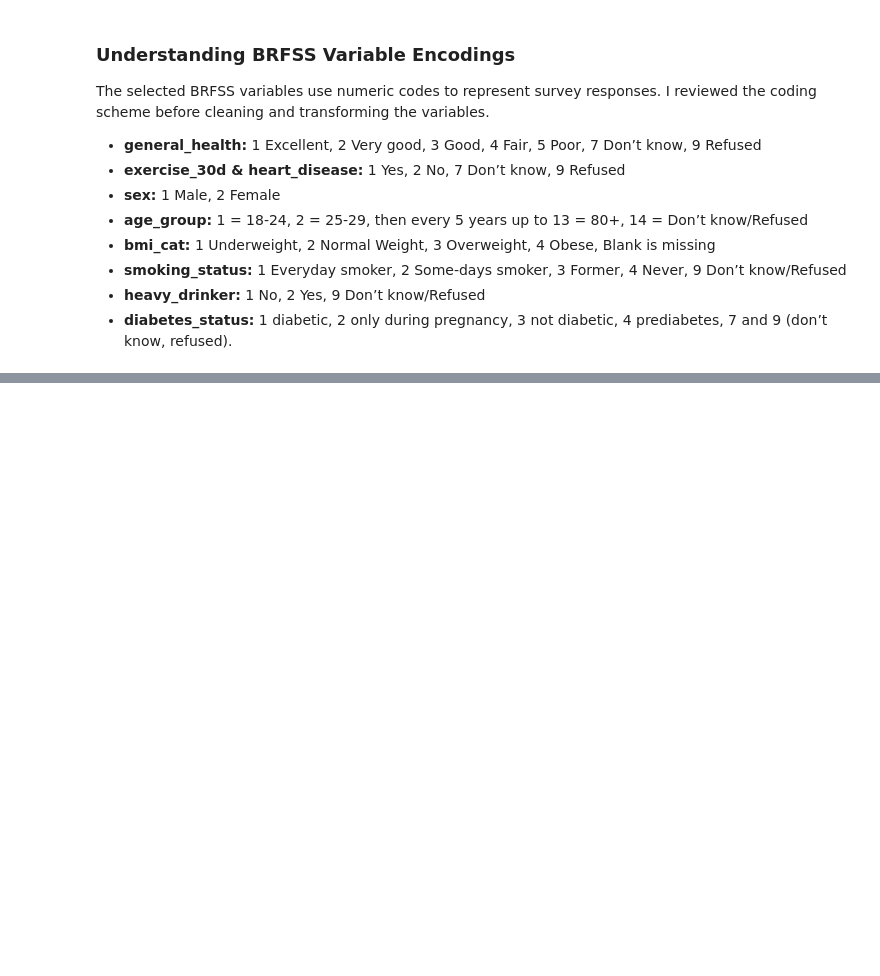
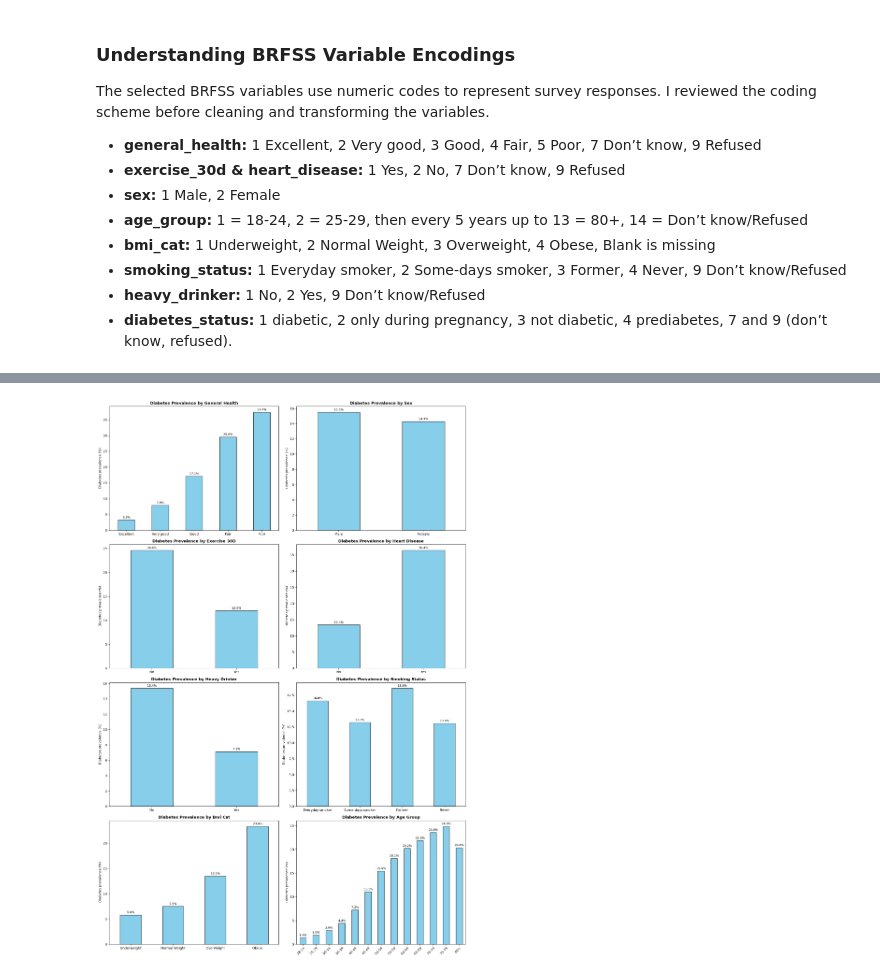
Before and after one commit to giftyhealthtech/diabetes-risk-prediction, a Jupyter notebook: diabetes_risk_model.ipynb, the cells around one changed output, grey strips where cells are left out. Drawn from its saved outputs; the diff is of its cells as text; code cells hidden in the pictures; blank space fills up the shorter version.

```diff
--- a/diabetes_risk_model.ipynb
+++ b/diabetes_risk_model.ipynb
@@ -184,3 +445,35 @@ df.isna().sum()
+# %%
+fig, axes = plt.subplots(nrows=4, ncols=2, figsize=(16, 24))
+axes = axes.flatten()
+
+for i, (col, names) in enumerate(labels.items()):
+    ax = axes[i]
+    data = df.groupby(col)["diabetic"].mean() * 100
+
+    if isinstance(names, dict):
+        data.index = data.index.map(names)
+    elif isinstance(names, list):
+        data.index = names
+
+    data.plot(kind="bar", ax=ax, color="skyblue", edgecolor="black")
+
+    for container in ax.containers:
+        ax.bar_label(container, fmt='{:.1f}%', padding=3, fontsize=9)
+
+    ax.set_title(f"Diabetes Prevalence by {col.replace('_', ' ').title()}", fontsize=12, fontweight='bold')
+    ax.set_ylabel("Diabetes prevalence (%)")
+    ax.set_xlabel("")
+
+    rotation_angle = 45 if col == "age_group" else 0
+    ax.tick_params(axis='x', rotation=rotation_angle)
+
+    if rotation_angle > 0:
+        plt.setp(ax.get_xticklabels(), ha="right", rotation_mode="anchor")
+
+plt.tight_layout()
+plt.show()
+# %% [output]
+[figure, added]
 # %%
 # checking for correlation
 df.drop(columns=["diabetic"]).corr().round(2)
```
Also changed, not shown: parts of 30 cells of this notebook, 1 other file.
